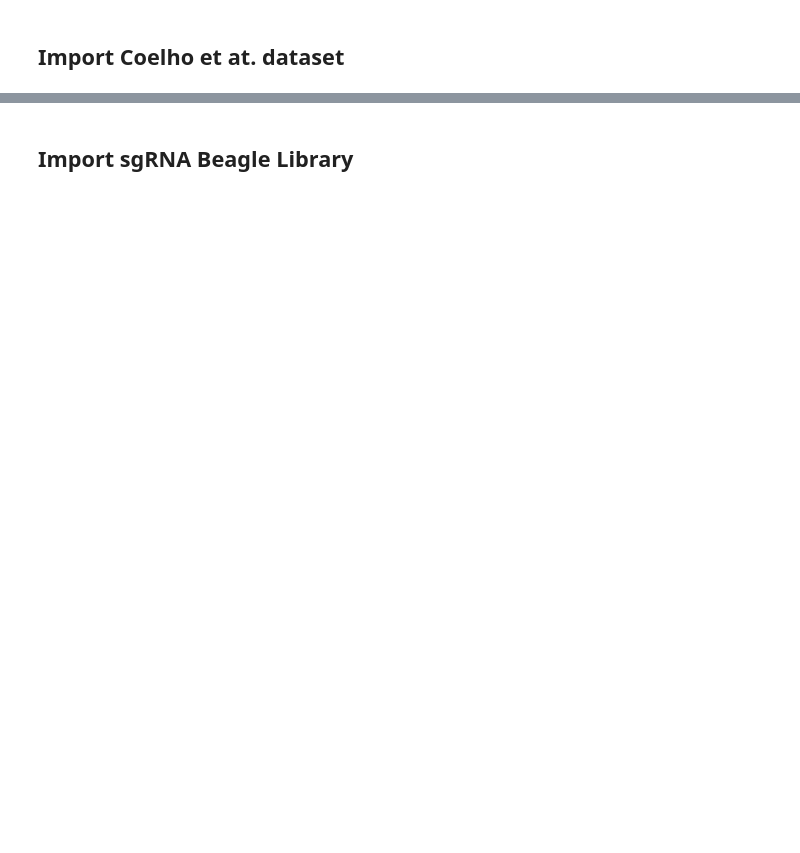
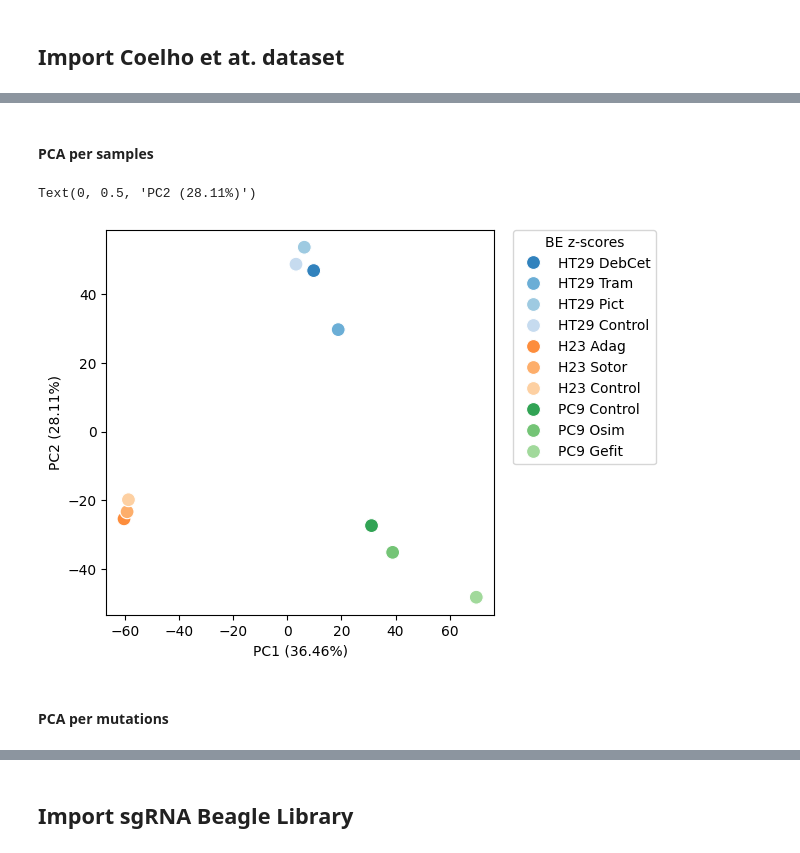
Before and after one commit to QuantitativeBiology/BECancerResistome, a Jupyter notebook: BECancerResistome/VEPexplorer.ipynb, the cells around one changed output, grey strips where cells are left out. Cells and saved outputs as stored; diff of their text form; code cells hidden in the pictures; blank space fills up the shorter version.

```diff
--- a/BECancerResistome/VEPexplorer.ipynb
+++ b/BECancerResistome/VEPexplorer.ipynb
@@ -51,0 +91,48 @@ be_coelho.sample(15)
+# %%
+bs_fcs = bs_fcs.loc[bs_fcs.std(1) > 0.75]
+# %% [markdown]
+#### PCA per samples
+# %%
+n_components = 5
+
+be_pca = PCA(n_components=n_components)
+be_pcs = be_pca.fit_transform(bs_fcs.T)
+
+be_pcs = pd.DataFrame(
+    be_pcs, columns=[f"PC{i+1}" for i in range(n_components)], index=bs_fcs.columns
+)
+# %%
+plot_df = be_pcs.reset_index()
+plot_df["label"] = [" ".join(c.split("_")[1:3]) for c in plot_df["index"]]
+# %%
+colors = sns.color_palette("tab20c", n_colors=12).as_hex()
+colors = colors[:4] + colors[5:8] + colors[8:11]
+
+palette = {c: colors[i] for i, c in enumerate(bs_fcs)}
+
+label_map = plot_df.reset_index().groupby("label")["index"].first().to_dict()
+palette_label = {c: palette[label_map[c]] for c in plot_df["label"].unique()}
+# %%
+x_var, y_var = 0, 1
+
+plt.figure(figsize=(5, 5))
+
+sns.scatterplot(
+    x=f"PC{x_var+1}",
+    y=f"PC{y_var+1}",
+    data=plot_df,
+    hue="label",
+    s=100,
+    palette=palette_label,
+)
+
+# legend outside the plot no box
+plt.legend(bbox_to_anchor=(1.05, 1), loc=2, borderaxespad=0.0, title="BE z-scores")
+
+plt.xlabel(f"PC{x_var+1} ({be_pca.explained_variance_ratio_[x_var]*100:.2f}%)")
+plt.ylabel(f"PC{y_var+1} ({be_pca.explained_variance_ratio_[y_var]*100:.2f}%)")
+# %% [output]
+Text(0, 0.5, 'PC2 (28.11%)')
+[figure, added]
+# %% [markdown]
+#### PCA per mutations
```
Also changed, not shown: parts of 39 cells of this notebook, 2 other files.
